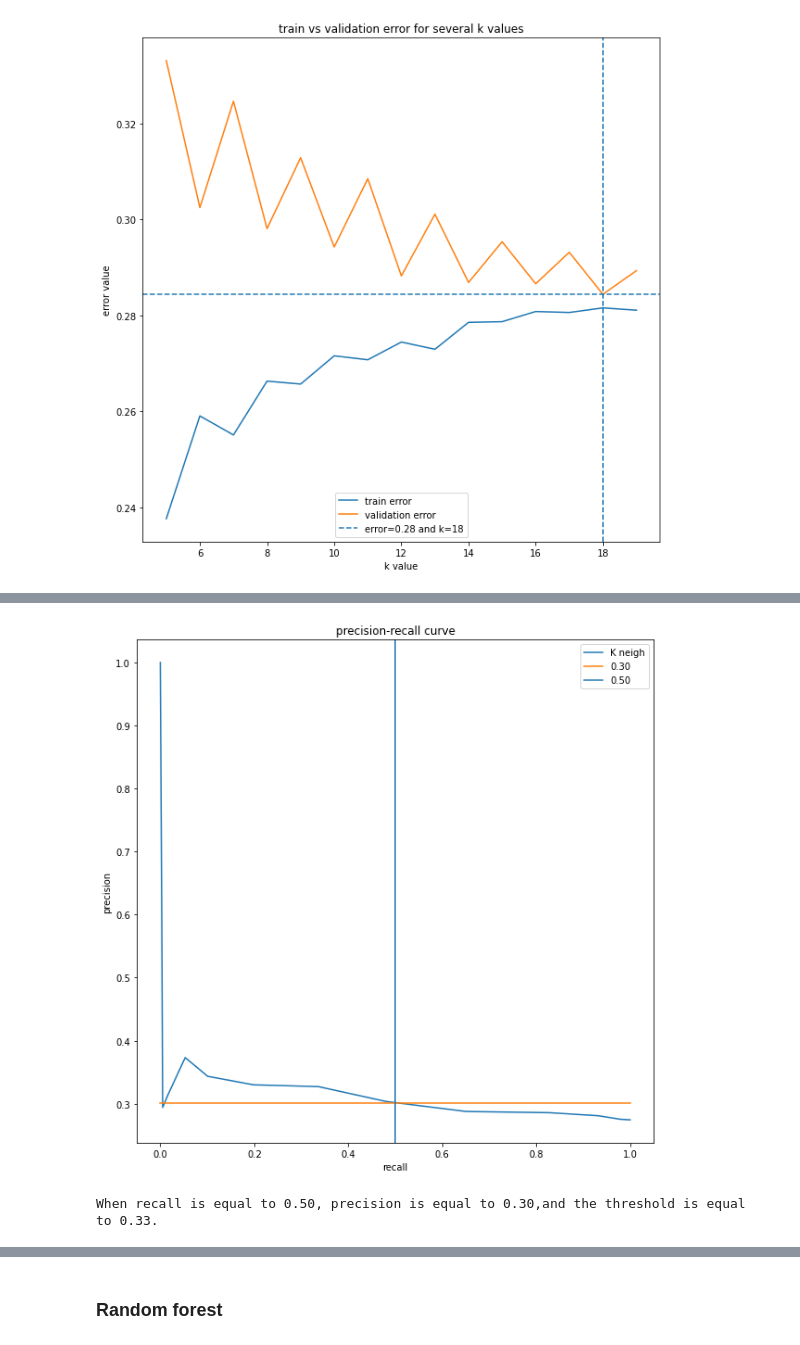
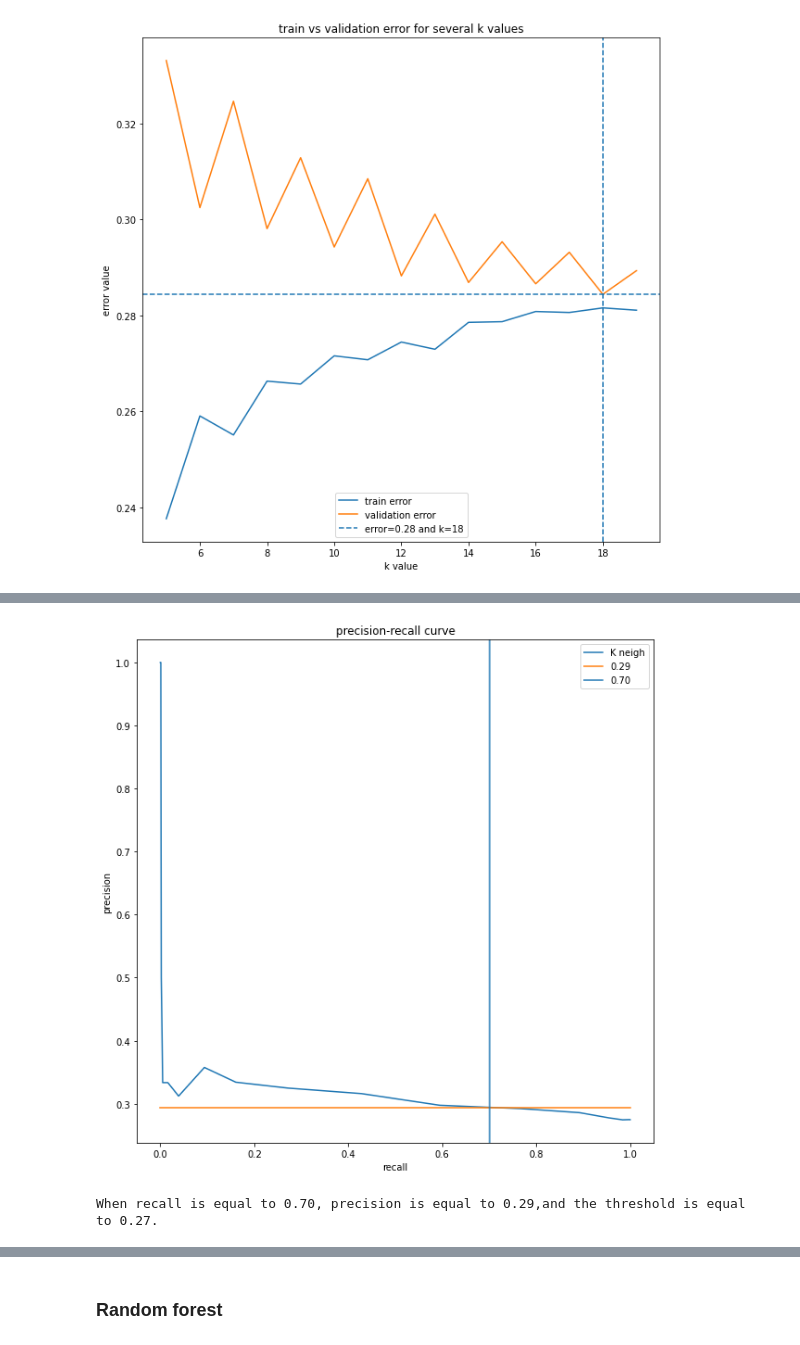
Before and after one commit to batyaamericus/OncUponTim, a Jupyter notebook: ML_classification_good_bad.ipynb, the cells around one changed output, grey strips where cells are left out. Saved outputs shown, nothing was run; the diff lists cells and outputs as text; code cells hidden in the pictures.

```diff
--- a/ML_classification_good_bad.ipynb
+++ b/ML_classification_good_bad.ipynb
@@ -158,6 +158,13 @@ def display_model_results(model, X_train, X_test, y_train, y_test, name_model):
   plt.show()
   print('\n')
 
+  tn, fp, fn, tp = confusion_matrix(y_test, y_pred).ravel()
+
+  print(f'{tp*100/(tp+fn):.2f}% of the good stories are rightly identified.')
+  print(f'{fp*100/(fp+tn):.2f}% of the bad stories are identified as good ones.')
+
+  print('\n')
+
 
   # feature importance
   try:
@@ -196,3 +203,5 @@ def play_with_threshold(recall_value, y_test, model, name):
   print('\n')
   print(f'When recall is equal to {recall_value:.2f}, precision is equal to {precision_value:.2f},\
 and the threshold is equal to {threshold_value:.2f}.')
+
+  return threshold_value
@@ -292,6 +340,8 @@ print(f'k that minimizes the validation set error: {k_best}')
 # %% [output]
 k that minimizes the validation set error: 18
 [figure]
+# %%
+k_best = 20
 # %%
 clf_neigh = display_model_results(KNeighborsClassifier(n_neighbors=k_best),
                       X_train, X_test, y_train, y_test,
@@ -319,7 +373,7 @@ Confusion matrix:
 No feature importance
 # %%
-recall_value = 0.5 # chose wanted recall value
-play_with_threshold(recall_value, y_test, clf_neigh, 'K neigh')
+recall_value = 0.7 # chose wanted recall value
+p_threshold = play_with_threshold(recall_value, y_test, clf_neigh, 'K neigh')
 # %% [output]
-[figure, old version]
+[figure, new version]
-When recall is equal to 0.50, precision is equal to 0.30,and the threshold is equal to 0.33.
+When recall is equal to 0.70, precision is equal to 0.29,and the threshold is equal to 0.27.
```
Also changed, not shown: parts of 14 cells of this notebook.
